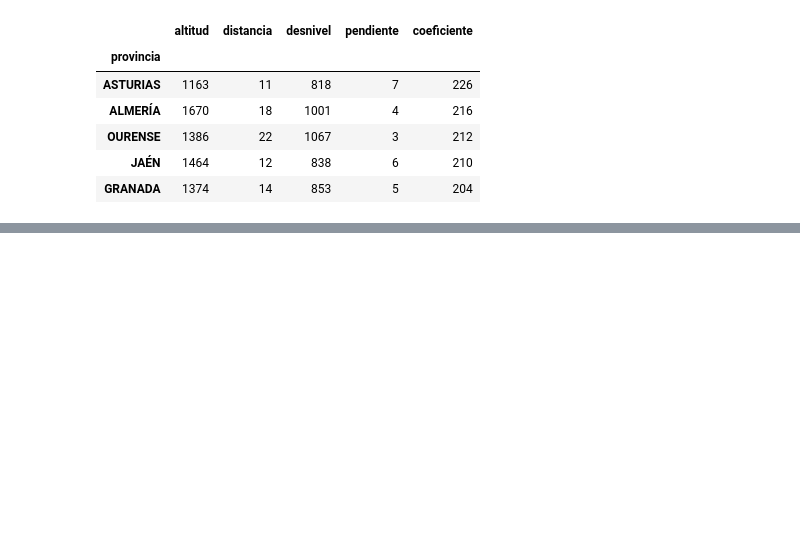
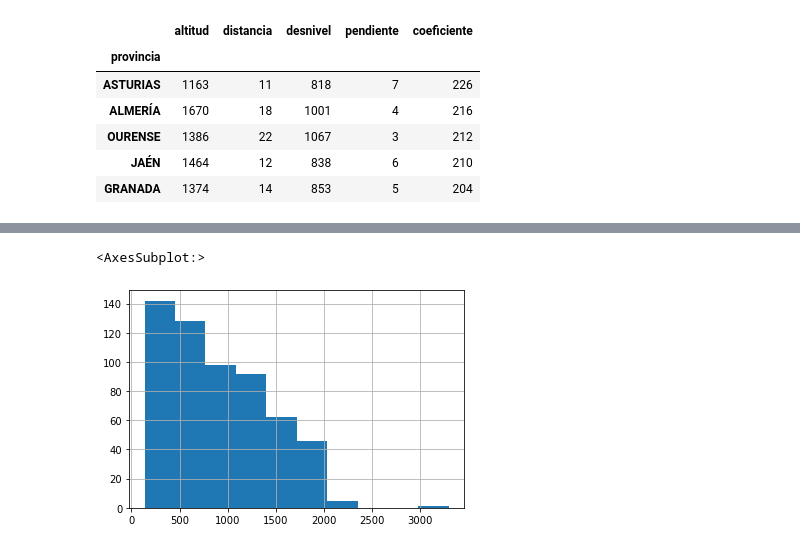
Before and after one commit to ironhack-bcn-data-pt/PR03-project-web, a Jupyter notebook: scraping_altimetrias.ipynb, the cells around one changed output, grey strips where cells are left out. Drawn from its saved outputs; the diff is of its cells as text; code cells hidden in the pictures; blank space fills up the shorter version.

```diff
--- a/scraping_altimetrias.ipynb
+++ b/scraping_altimetrias.ipynb
@@ -469,0 +485,7 @@ df_provincias.sort_values('coeficiente', ascending=False).head()
+# %%
+#Distribución curiosamente lineal en el histograma por alturas hasta los 2000m, superados por muy pocos outliers.
+
+df_puertos.altitud.hist()
+# %% [output]
+<AxesSubplot:>
+[figure, added]
```
Also changed, not shown: parts of 4 cells of this notebook, 2 other files.
